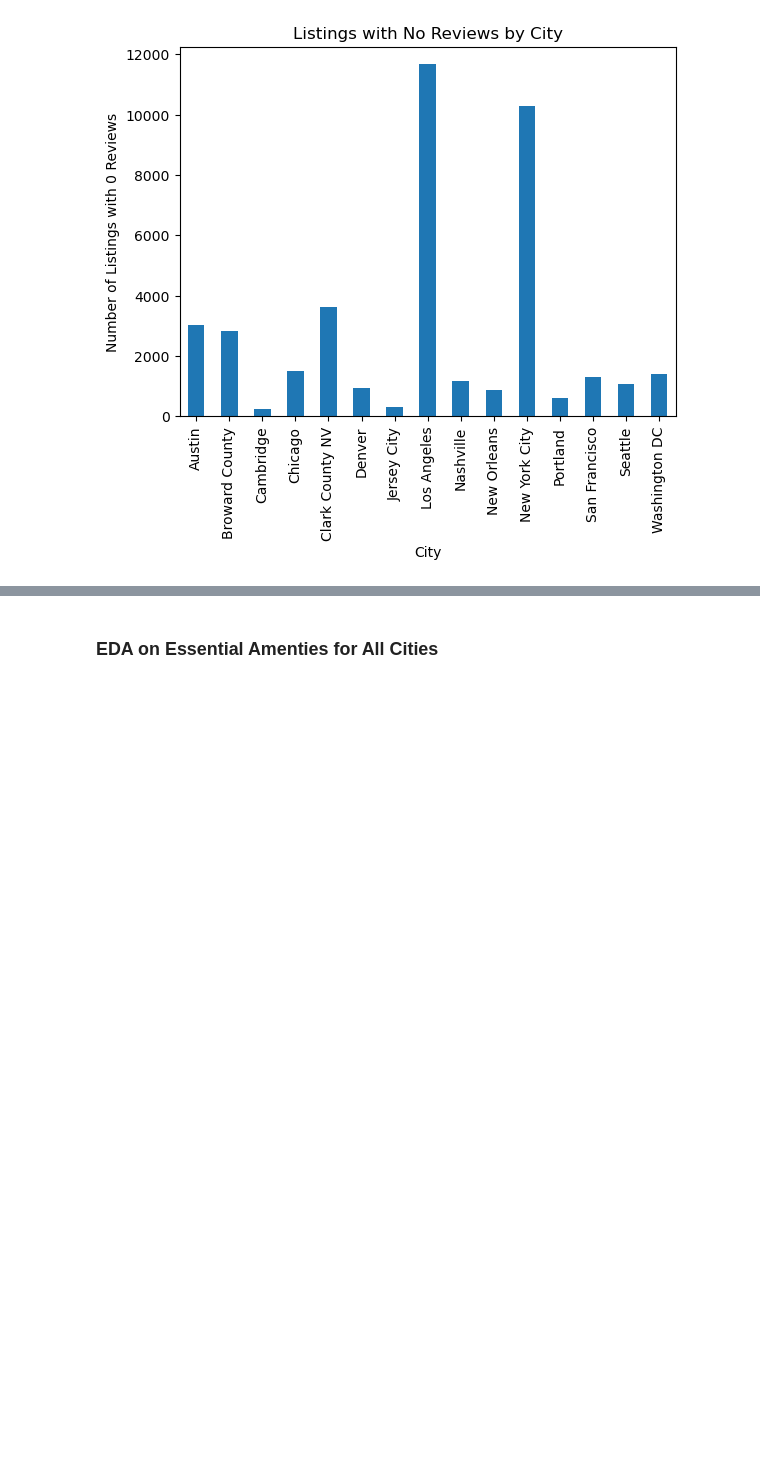
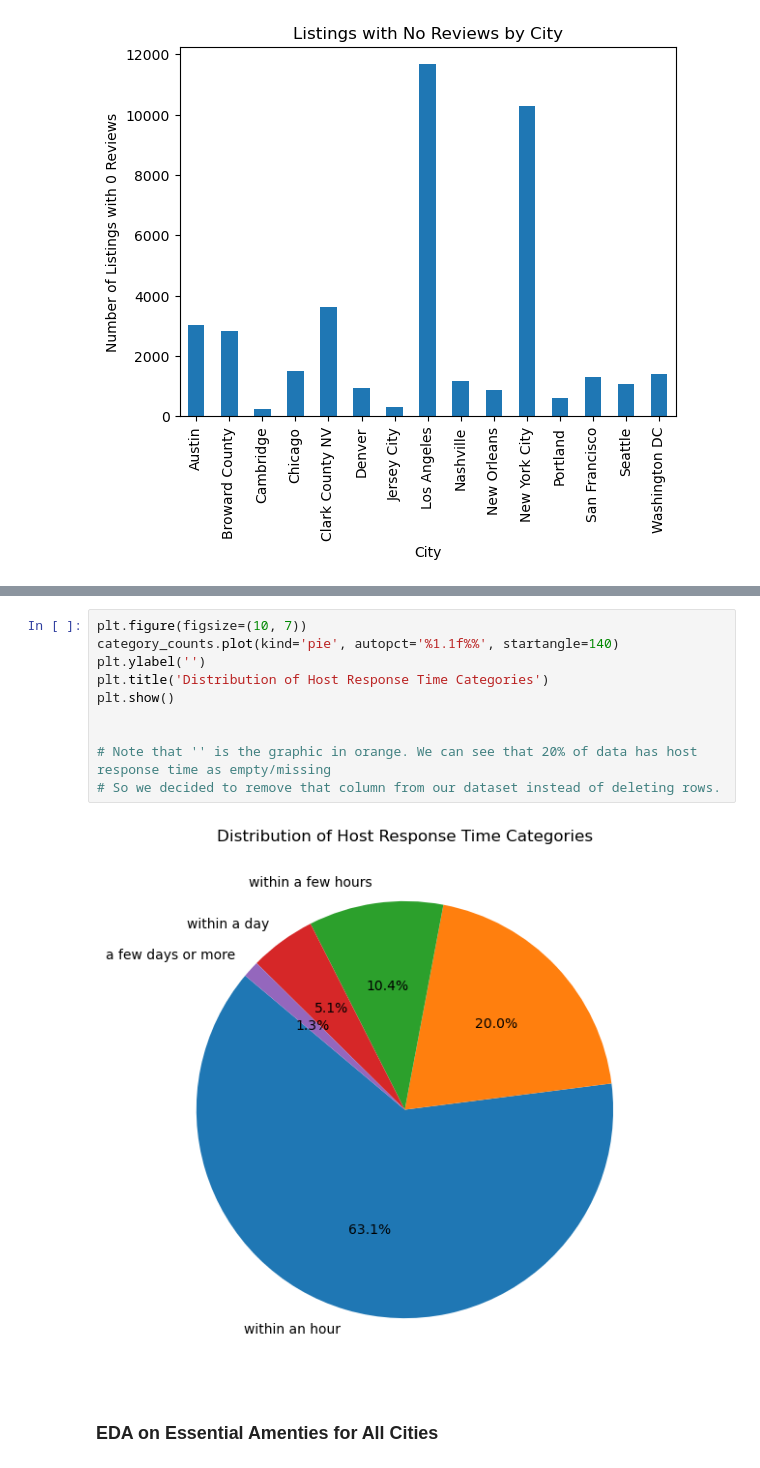
Before and after one commit to jinoh0731/Big-Data-Project-AirBnB-Clustering, a Jupyter notebook: milestone2/EDA/milestone2-all-cities-EDA.ipynb, the cells around one changed output, grey strips where cells are left out. Cells and saved outputs as stored; diff of their text form; blank space fills up the shorter version.

```diff
--- a/milestone2/EDA/milestone2-all-cities-EDA.ipynb
+++ b/milestone2/EDA/milestone2-all-cities-EDA.ipynb
@@ -162,3 +277,15 @@ plt.show()
+# %%
+plt.figure(figsize=(10, 7))
+category_counts.plot(kind='pie', autopct='%1.1f%%', startangle=140)
+plt.ylabel('')
+plt.title('Distribution of Host Response Time Categories')
+plt.show()
+
+
+# Note that '' is the graphic in orange. We can see that 20% of data has host response time as empty/missing
+# So we decided to remove that column from our dataset instead of deleting rows.
+# %% [output]
+[figure, added]
 # %% [markdown]
 ### EDA on Essential Amenties for All Cities
 # %%
```
Also changed, not shown: parts of 16 cells of this notebook.
